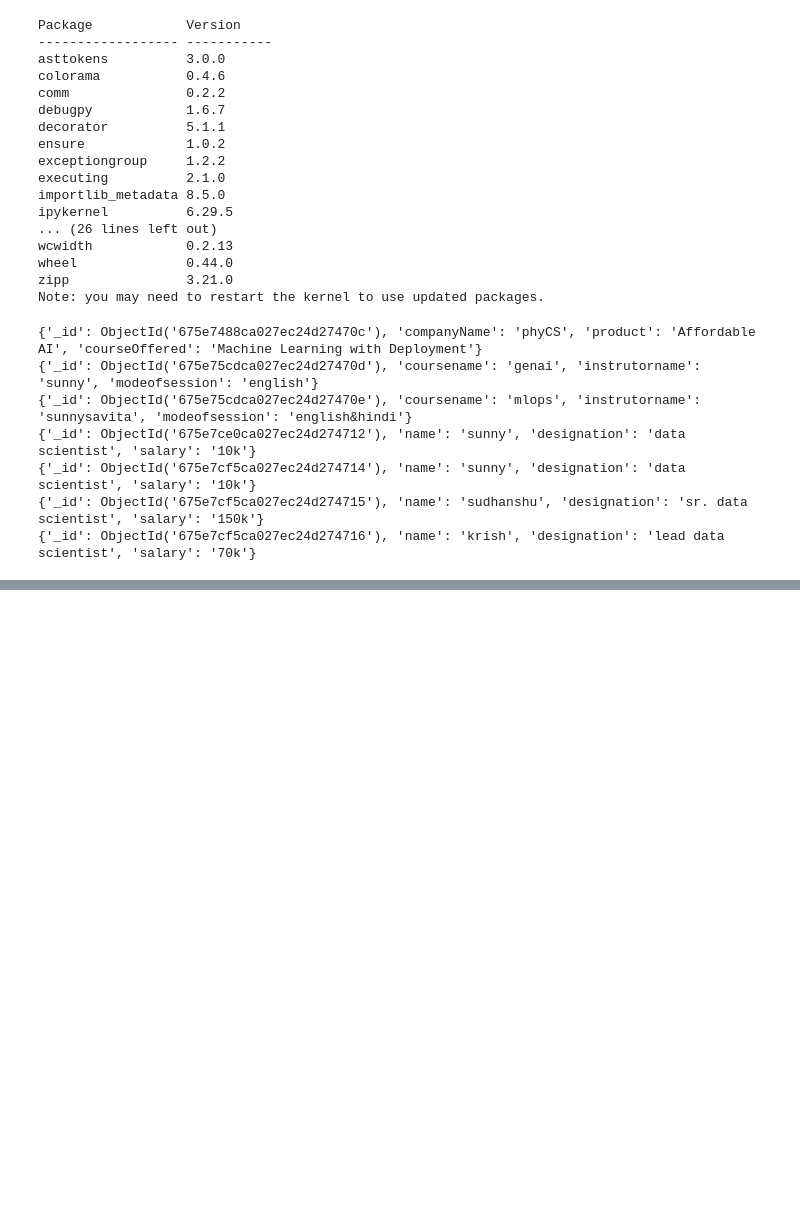
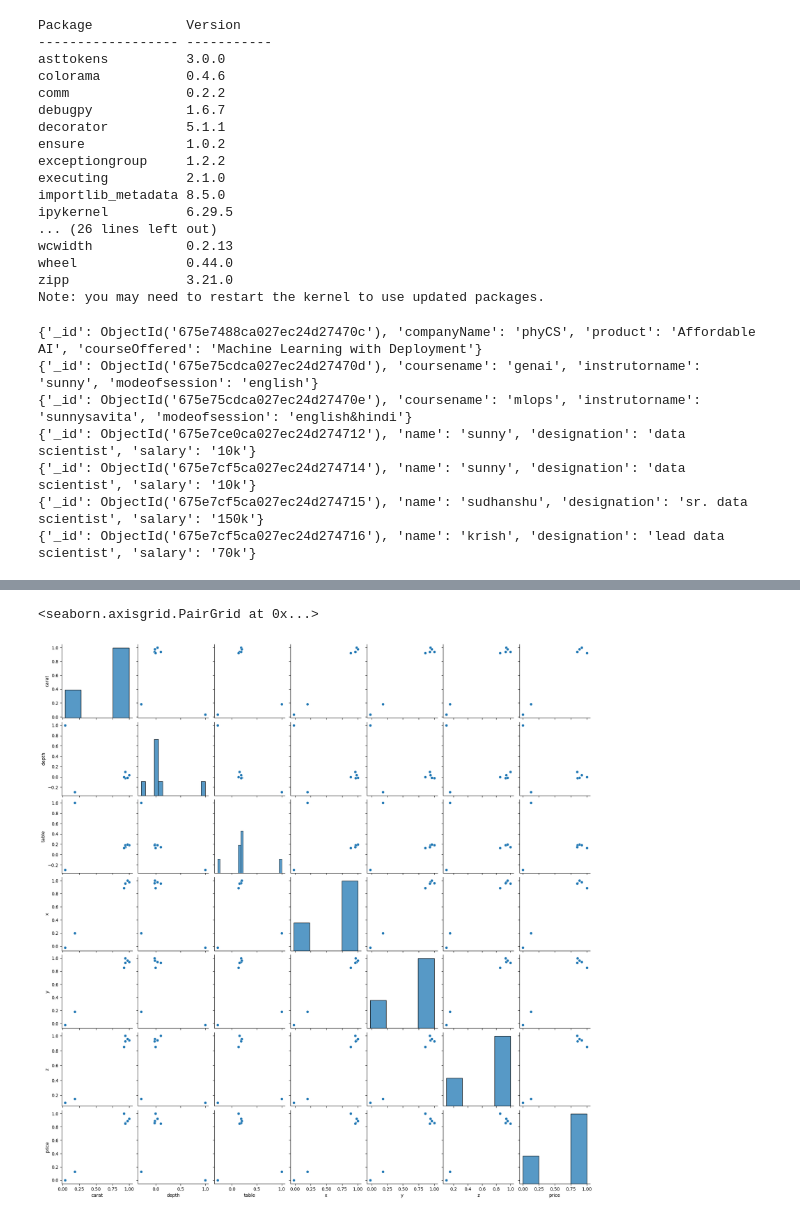
Before and after one commit to SAMANTA1401/MLOPS_endtoend, a Jupyter notebook: experiment/experiments.ipynb, the cells around one changed output, grey strips where cells are left out. Saved outputs shown, nothing was run; the diff lists cells and outputs as text; code cells hidden in the pictures; blank space fills up the shorter version.

```diff
--- a/experiment/experiments.ipynb
+++ b/experiment/experiments.ipynb
@@ -61,0 +350,5 @@ for data in data:
+# %%
+sns.pairplot(df[num_cols].corr())
+# %% [output]
+<seaborn.axisgrid.PairGrid at 0x...>
+[figure, added]
```
Also changed, not shown: parts of 109 cells of this notebook, 10 other files.
